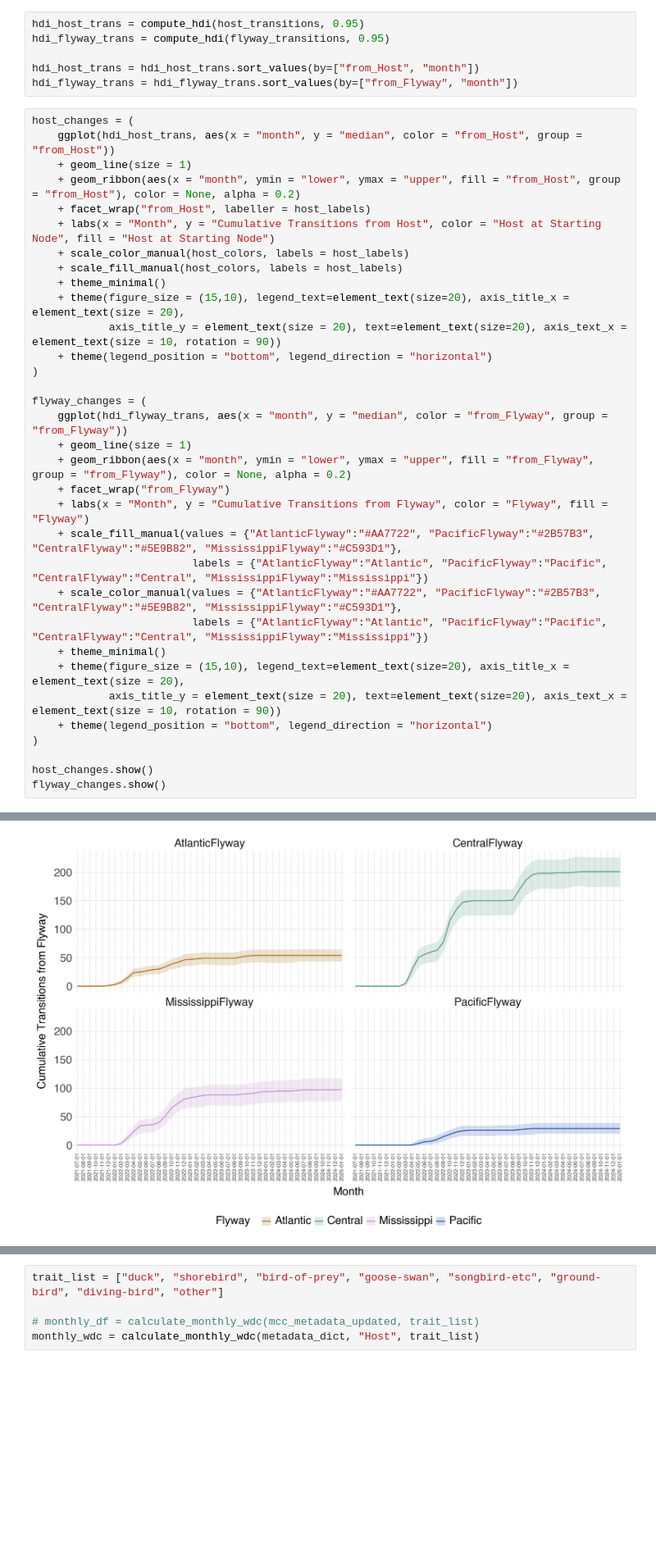
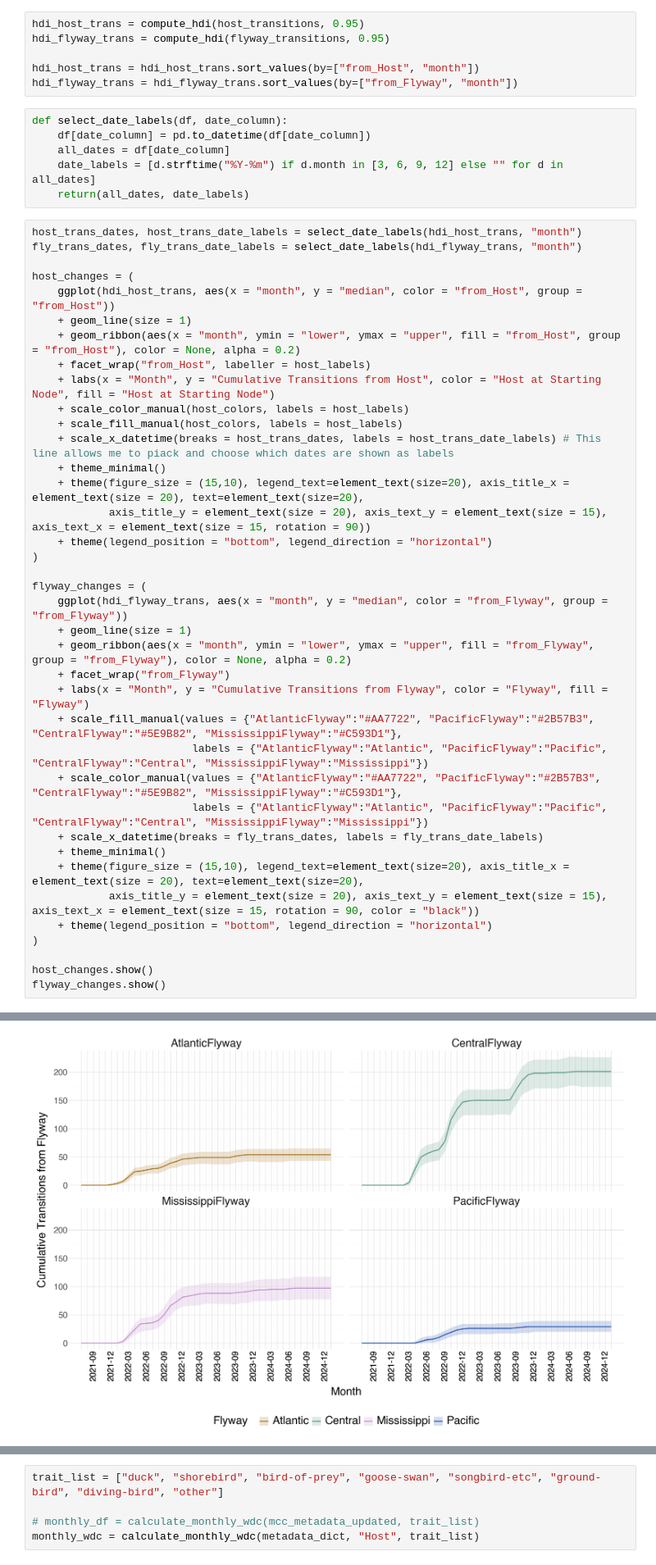
Before and after one commit to moncla-lab/H5-avian-ecology, a Jupyter notebook: cont_phyl_mcc_plotting.ipynb, the cells around one changed output, grey strips where cells are left out. Shown at 82% size. Cells and saved outputs as stored; diff of their text form; blank space fills up the shorter version.

```diff
--- a/cont_phyl_mcc_plotting.ipynb
+++ b/cont_phyl_mcc_plotting.ipynb
@@ -610,7 +627,16 @@ hdi_flyway_trans = compute_hdi(flyway_transitions, 0.95)
 
 hdi_host_trans = hdi_host_trans.sort_values(by=["from_Host", "month"])
 hdi_flyway_trans = hdi_flyway_trans.sort_values(by=["from_Flyway", "month"])
+# %%
+def select_date_labels(df, date_column):
+    df[date_column] = pd.to_datetime(df[date_column])
+    all_dates = df[date_column]
+    date_labels = [d.strftime("%Y-%m") if d.month in [3, 6, 9, 12] else "" for d in all_dates]
+    return(all_dates, date_labels)
 # %%
+host_trans_dates, host_trans_date_labels = select_date_labels(hdi_host_trans, "month")
+fly_trans_dates, fly_trans_date_labels = select_date_labels(hdi_flyway_trans, "month")
+
 host_changes = (
     ggplot(hdi_host_trans, aes(x = "month", y = "median", color = "from_Host", group = "from_Host"))
     + geom_line(size = 1)
@@ -619,9 +645,10 @@ host_changes = (
     + labs(x = "Month", y = "Cumulative Transitions from Host", color = "Host at Starting Node", fill = "Host at Starting Node")
     + scale_color_manual(host_colors, labels = host_labels)
     + scale_fill_manual(host_colors, labels = host_labels)
+    + scale_x_datetime(breaks = host_trans_dates, labels = host_trans_date_labels) # This line allows me to piack and choose which dates are shown as labels
     + theme_minimal()
-    + theme(figure_size = (15,10), legend_text=element_text(size=20), axis_title_x = element_text(size = 20),
-            axis_title_y = element_text(size = 20), text=element_text(size=20), axis_text_x = element_text(size = 10, rotation = 90))
+    + theme(figure_size = (15,10), legend_text=element_text(size=20), axis_title_x = element_text(size = 20), text=element_text(size=20),
+            axis_title_y = element_text(size = 20), axis_text_y = element_text(size = 15), axis_text_x = element_text(size = 15, rotation = 90))
     + theme(legend_position = "bottom", legend_direction = "horizontal")
 )
 
@@ -635,9 +662,10 @@ flyway_changes = (
                          labels = {"AtlanticFlyway":"Atlantic", "PacificFlyway":"Pacific", "CentralFlyway":"Central", "MississippiFlyway":"Mississippi"})
     + scale_color_manual(values = {"AtlanticFlyway":"#AA7722", "PacificFlyway":"#2B57B3", "CentralFlyway":"#5E9B82", "MississippiFlyway":"#C593D1"},
                          labels = {"AtlanticFlyway":"Atlantic", "PacificFlyway":"Pacific", "CentralFlyway":"Central", "MississippiFlyway":"Mississippi"})
+    + scale_x_datetime(breaks = fly_trans_dates, labels = fly_trans_date_labels)
     + theme_minimal()
-    + theme(figure_size = (15,10), legend_text=element_text(size=20), axis_title_x = element_text(size = 20),
-            axis_title_y = element_text(size = 20), text=element_text(size=20), axis_text_x = element_text(size = 10, rotation = 90))
+    + theme(figure_size = (15,10), legend_text=element_text(size=20), axis_title_x = element_text(size = 20), text=element_text(size=20),
+            axis_title_y = element_text(size = 20), axis_text_y = element_text(size = 15), axis_text_x = element_text(size = 15, rotation = 90, color = "black"))
     + theme(legend_position = "bottom", legend_direction = "horizontal")
 )
 
@@ -648,4 +676,4 @@ flyway_changes.show()
-[figure, old version]
+[figure, new version]
 # %%
 # These plots are for the MCC dataset
 
```
Also changed, not shown: parts of 13 cells of this notebook, 13 other files.
